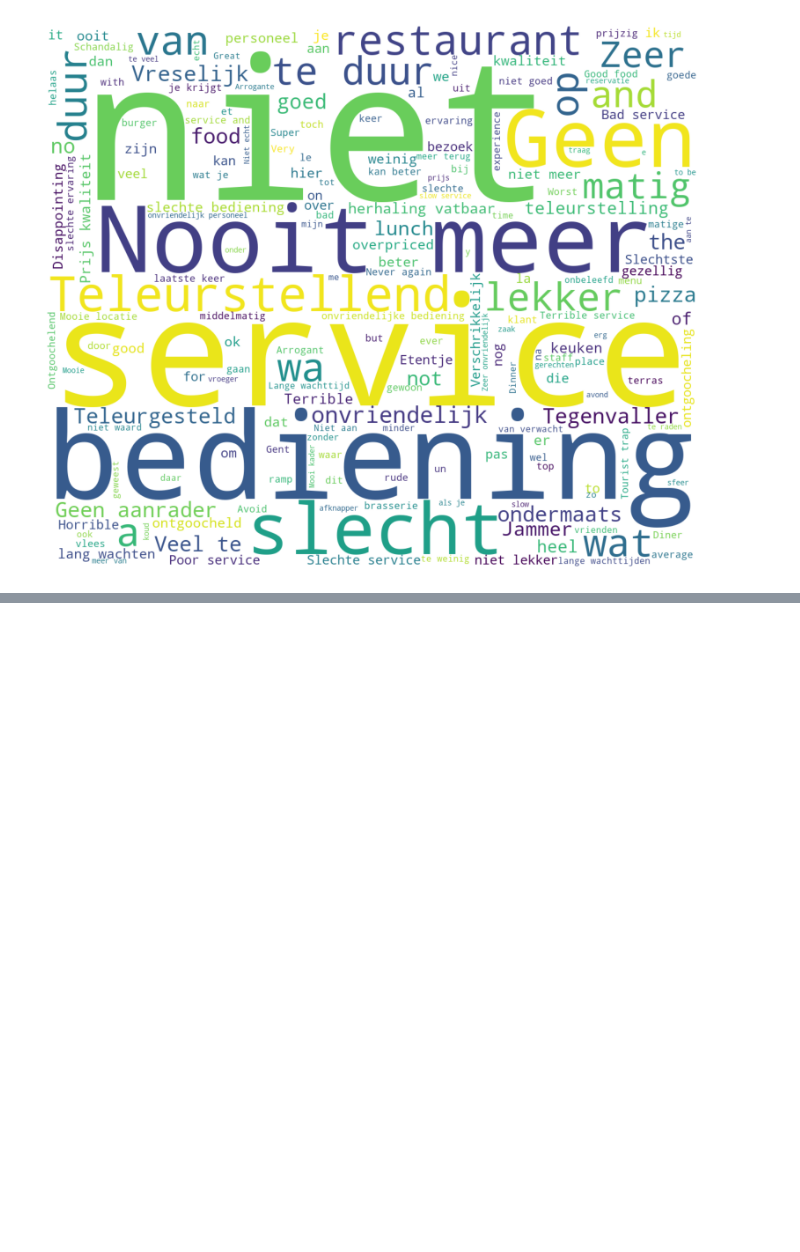
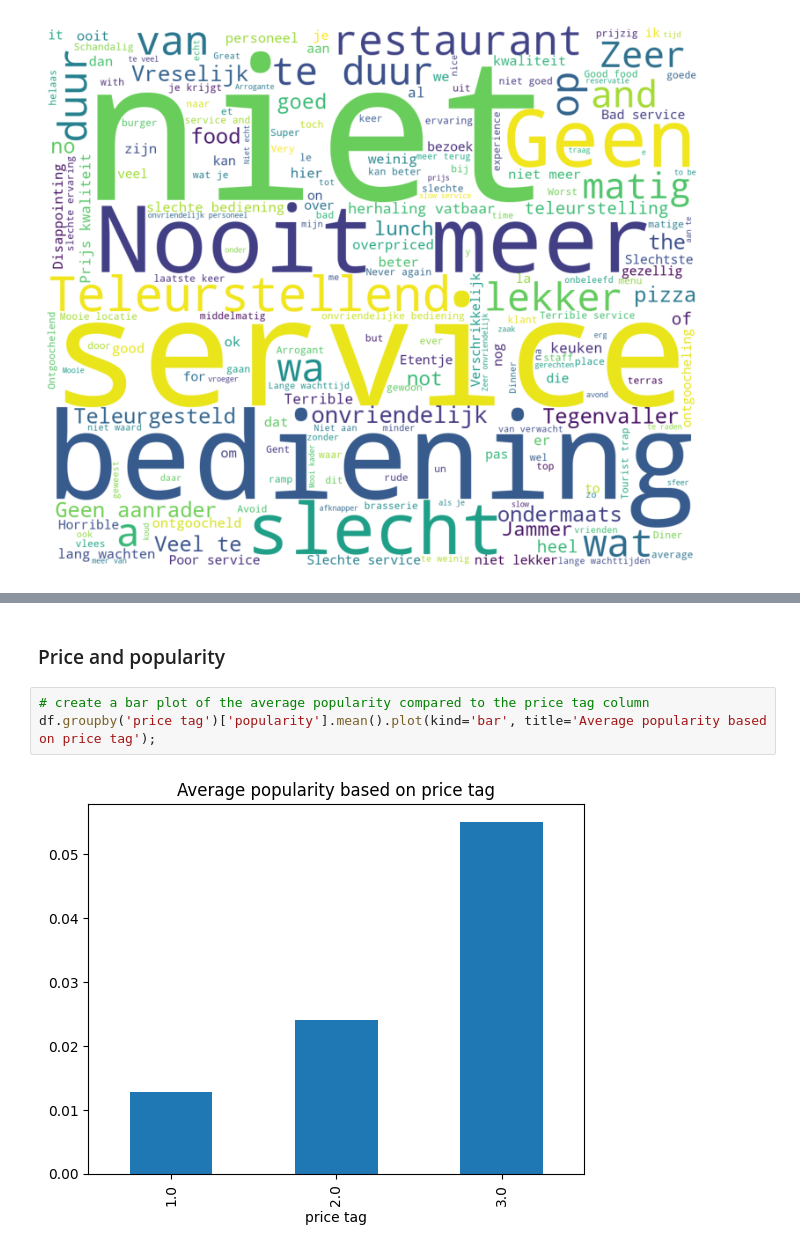
Before and after one commit to brabreda/Machine-learning, a Jupyter notebook: Sprint 1.ipynb, the cells around one changed output, grey strips where cells are left out. Cells and saved outputs as stored; diff of their text form; blank space fills up the shorter version.

```diff
--- a/Sprint 1.ipynb
+++ b/Sprint 1.ipynb
@@ -705,0 +730,7 @@ We can clearly see that there is a big difference in the words that are used whe
+# %% [markdown]
+### Price and popularity
+# %%
+# create a bar plot of the average popularity compared to the price tag column
+df.groupby('price tag')['popularity'].mean().plot(kind='bar', title='Average popularity based on price tag');
+# %% [output]
+[figure, added]
```
Also changed, not shown: parts of 3 cells of this notebook.
